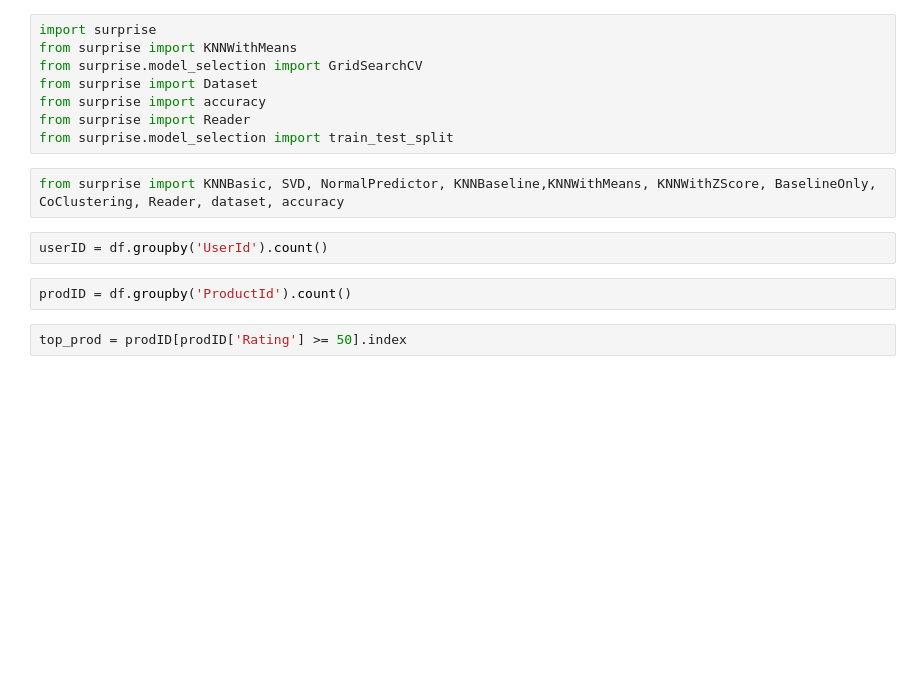
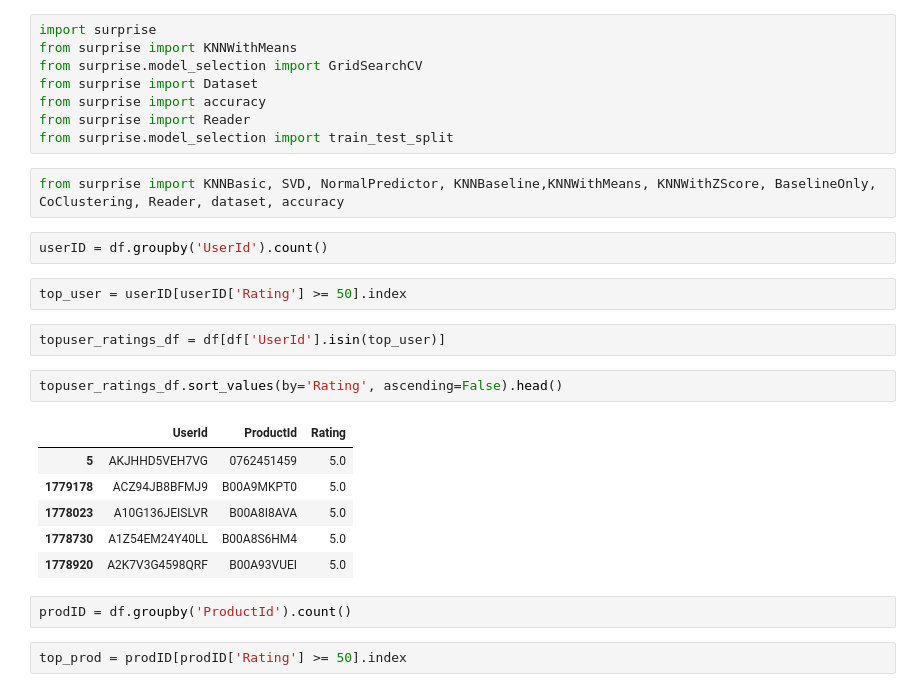
Before and after one commit to SajalSinha/ProductRecommendationEngine, a Jupyter notebook: Product_Recommendation_Engine_Capstone_Project.ipynb, the cells around one changed output. Drawn from its saved outputs; the diff is of its cells as text; blank space fills up the shorter version.

```diff
--- a/Product_Recommendation_Engine_Capstone_Project.ipynb
+++ b/Product_Recommendation_Engine_Capstone_Project.ipynb
@@ -349,6 +349,19 @@ from surprise.model_selection import train_test_split
 from surprise import KNNBasic, SVD, NormalPredictor, KNNBaseline,KNNWithMeans, KNNWithZScore, BaselineOnly, CoClustering, Reader, dataset, accuracy
 # %%
 userID = df.groupby('UserId').count()
+# %%
+top_user = userID[userID['Rating'] >= 50].index
+# %%
+topuser_ratings_df = df[df['UserId'].isin(top_user)]
+# %%
+topuser_ratings_df.sort_values(by='Rating', ascending=False).head()
+# %% [output]
+|  | UserId | ProductId | Rating |
+| 5 | AKJHHD5VEH7VG | 0762451459 | 5.0 |
+| 1779178 | ACZ94JB8BFMJ9 | B00A9MKPT0 | 5.0 |
+| 1778023 | A10G136JEISLVR | B00A8I8AVA | 5.0 |
+| 1778730 | A1Z54EM24Y40LL | B00A8S6HM4 | 5.0 |
+| 1778920 | A2K7V3G4598QRF | B00A93VUEI | 5.0 |
 # %%
 prodID = df.groupby('ProductId').count()
 # %%
```
Also changed, not shown: parts of 14 cells of this notebook.
